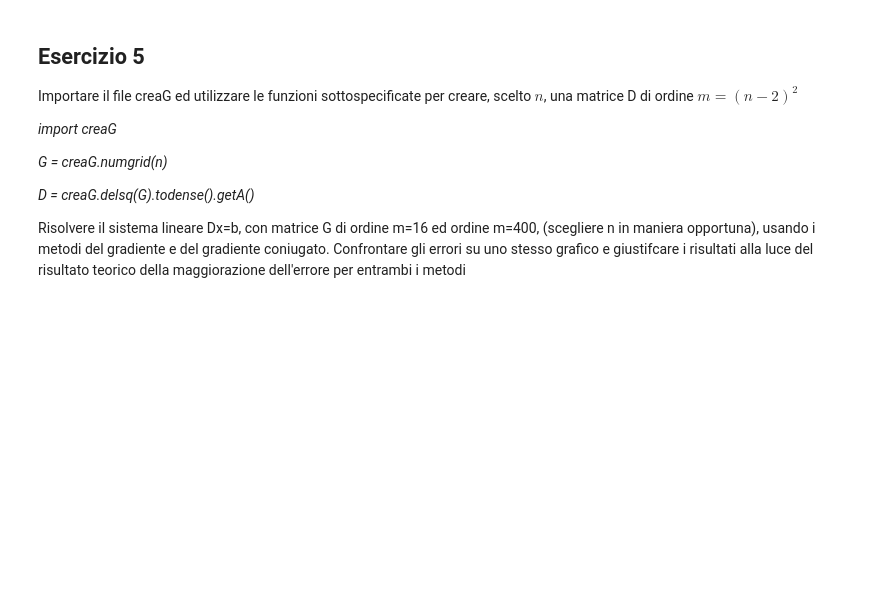
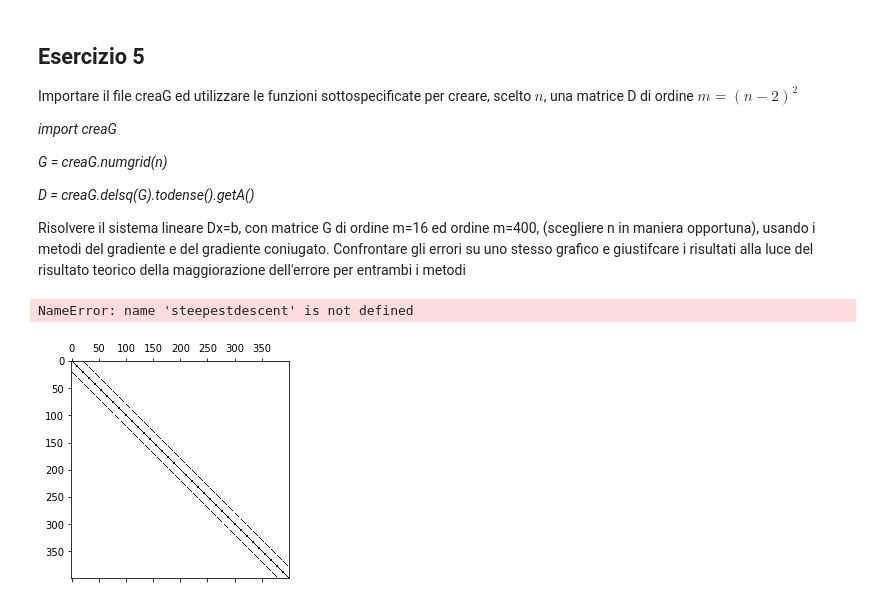
Before and after one commit to TommasoCere/metodi-numerici, a Jupyter notebook: Esercitazioni/Esercitazione_9.ipynb, the cells around one changed output. Drawn from its saved outputs; the diff is of its cells as text; code cells hidden in the pictures; blank space fills up the shorter version.

```diff
--- a/Esercitazioni/Esercitazione_9.ipynb
+++ b/Esercitazioni/Esercitazione_9.ipynb
@@ -154,6 +212,19 @@ print(A2)
 ## Esercizio 4
 Consideriamo il sistema lineare Ax=b  dov A è  la matrice di Hilbert di dimensione 5, costruita usando la funzione hilbert(n) di scipy.linalg (A=scipy.linalg.hilbert(5)) in modo tale che la soluzione esatta sia $x = (1, 1, . . . , 1)^T$ .
 Risolvere il sistema lineare usando sia il metodi del gradiente che il metodo del gradiente coniugato e confrontarne gli errori ad ogni iterazione.
+# %%
+A2=hilbert(5)
+n2=A2.shape[0]
+b2=np.sum(A2,axis=1).reshape(n2,1)
+print(b2.shape)
+toll=1e-10
+itmax=2000
+x2_0=np.zeros_like(b2)
+
+x_gr_2,vet_r_gr_2,vec_sol_gr2,itG_2=steepestdescent(A2,b2,x2_0,itmax,toll)
+x_CG_2,vet_r_CG_2,vec_sol_CG2,itCG_2=conjugate_gradient(A2,b2,x2_0,itmax,toll)
+
+plt.semilogy(np.arange(itG_2+1),vet_r_gr_2,np.arange(itCG_2+1),vet_r_CG_2)
 # %% [markdown]
 ## Esercizio 5
 Importare il file creaG ed utilizzare le funzioni sottospecificate per creare, scelto $n$,  una matrice D di ordine $m=(n-2)^2$
@@ -165,3 +236,24 @@ Importare il file creaG ed utilizzare le funzioni sottospecificate per creare, s
 *D = creaG.delsq(G).todense().getA()*
 
 Risolvere il sistema lineare Dx=b, con matrice G di ordine m=16 ed ordine m=400, (scegliere n in maniera opportuna), usando i metodi del gradiente e del gradiente coniugato. Confrontare gli errori su uno stesso grafico e giustifcare i risultati alla luce del risultato teorico della maggiorazione dell'errore per entrambi i metodi
+# %%
+import creaG
+n=22  #n=6-->m=16;  n=22-->m=400
+G = creaG.numgrid(n)
+D = creaG.delsq(G).todense().getA()
+plt.spy(D)
+condD=np.linalg.cond(D)
+nD=D.shape[0]
+bD=np.sum(D,axis=1).reshape(nD,1)
+x0_D=np.zeros_like(bD)
+x_gr_D,vet_r_gr_D,vec_sol_gr_D,itG_D=steepestdescent(D,bD,x0_D,itmax,toll)
+x_CG_D,vet_r_CG_D,vec_sol_cg_D,itCG_D=conjugate_gradient(D,bD,x0_D,itmax,toll)
+
+x_gr_D,vet_r_gr_D,vec_sol_gr_D,itG_D=steepestdescent(D,bD,x0_D,itmax,toll)
+x_CG_D,vet_r_CG_D,vec_sol_gr_CG,itCG_D=conjugate_gradient(D,bD,x0_D,itmax,toll)
+print((np.linalg.cond(D)-1)/(np.linalg.cond(D)+1))
+print((np.sqrt(np.linalg.cond(D))-1)/(np.sqrt(np.linalg.cond(D))+1))
+plt.semilogy(np.arange(itG_D+1),vet_r_gr_D,np.arange(itCG_D+1),vet_r_CG_D)
+# %% [output]
+NameError: name 'steepestdescent' is not defined
+[figure, added]
```
Also changed, not shown: parts of 5 cells of this notebook, 4 other files.
